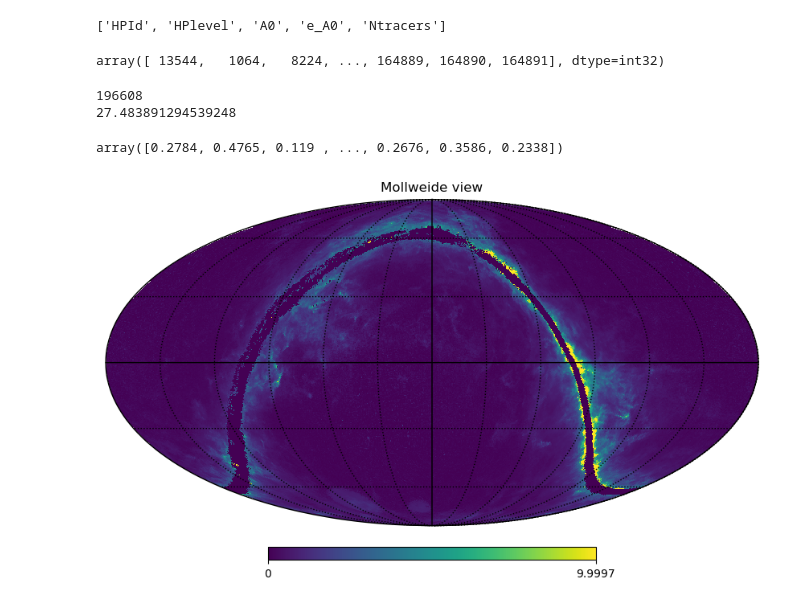
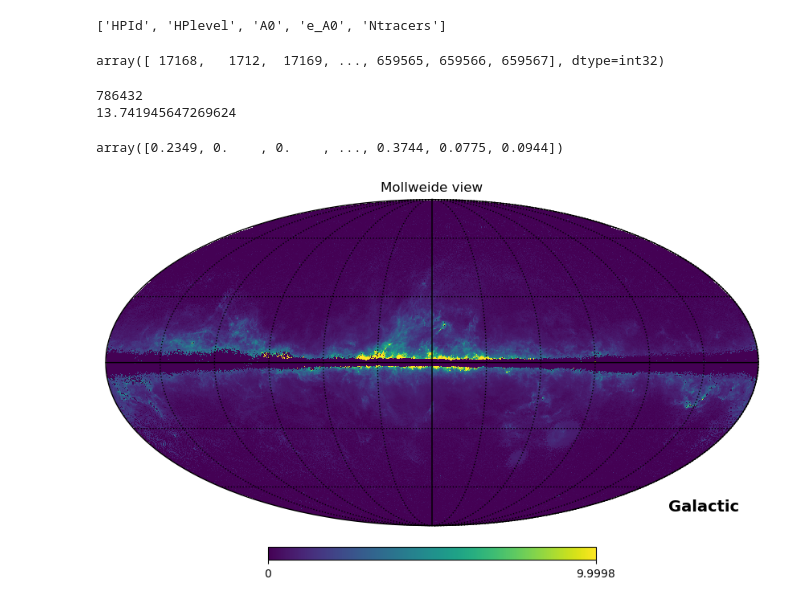
Before and after one commit to AstroTaffer/MEN-681301-OAM, a Jupyter notebook: zwicky2.ipynb, the cells around one changed output. Saved outputs shown, nothing was run; the diff lists cells and outputs as text; code cells hidden in the pictures.

```diff
--- a/zwicky2.ipynb
+++ b/zwicky2.ipynb
@@ -7,7 +7,7 @@ import numpy as np
 import healpy as hp
 # %%
 av = np.load('I_355_tgextmap.npz')
-level = 7
+level = 8
 av.files
 # %% [output]
 ['HPId', 'HPlevel', 'A0', 'e_A0', 'Ntracers']
@@ -16,7 +16,7 @@ mask = av['HPlevel'] == level
 # %%
 av['HPId'][mask]
 # %% [output]
-array([ 13544,   1064,   8224, ..., 164889, 164890, 164891], dtype=int32)
+array([ 17168,   1712,  17169, ..., 659565, 659566, 659567], dtype=int32)
 # %%
 NSIDE = 2**level
 NPIX = hp.nside2npix(NSIDE)
@@ -24,16 +24,16 @@ print(NPIX)
 print(hp.nside2resol(NSIDE, arcmin=True))
 m = np.zeros(NPIX)
 # %% [output]
-196608
-27.483891294539248
+786432
+13.741945647269624
 # %%
 m[av['HPId'][mask]] = av['A0'][mask]
 # %%
 m
 # %% [output]
-array([0.2784, 0.4765, 0.119 , ..., 0.2676, 0.3586, 0.2338])
+array([0.2349, 0.    , 0.    , ..., 0.3744, 0.0775, 0.0944])
 # %%
-hp.mollview(m, nest=True)
+hp.mollview(m, nest=True, coord=('C', 'G'))#, rot=(-30.9053218046004, 133.8437332770432))
 hp.graticule()
 # %% [output]
-[figure, old version]
+[figure, new version]
```
